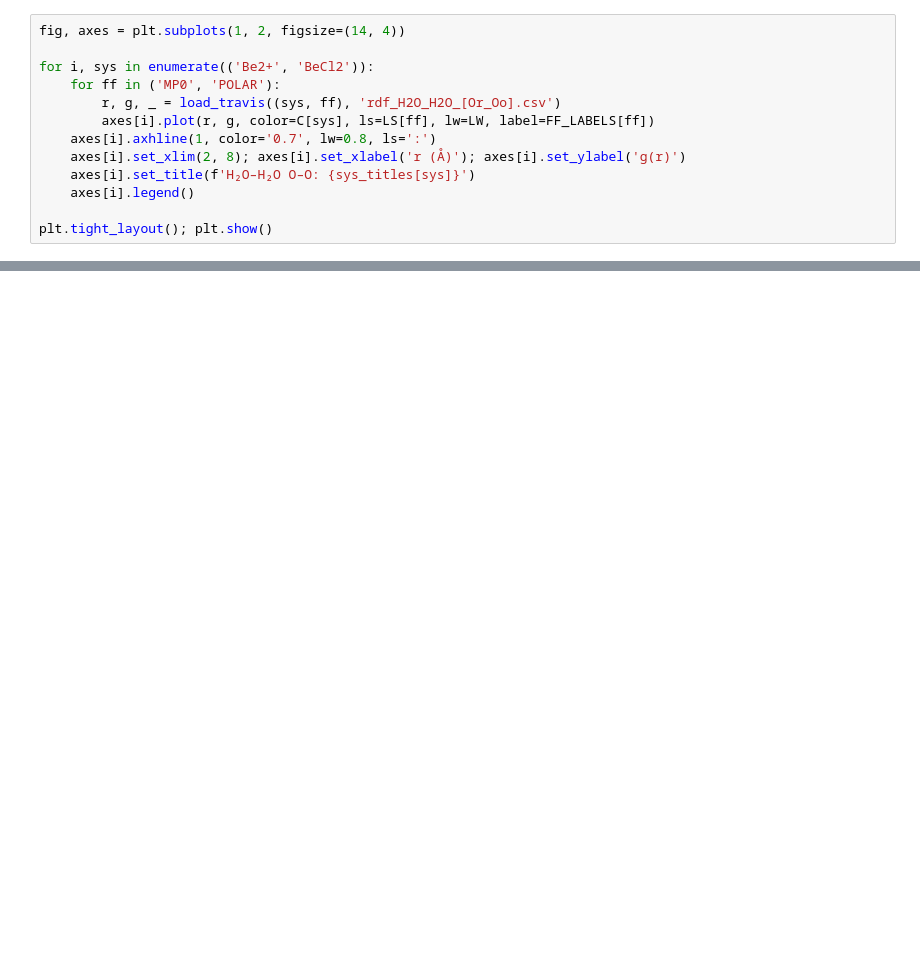
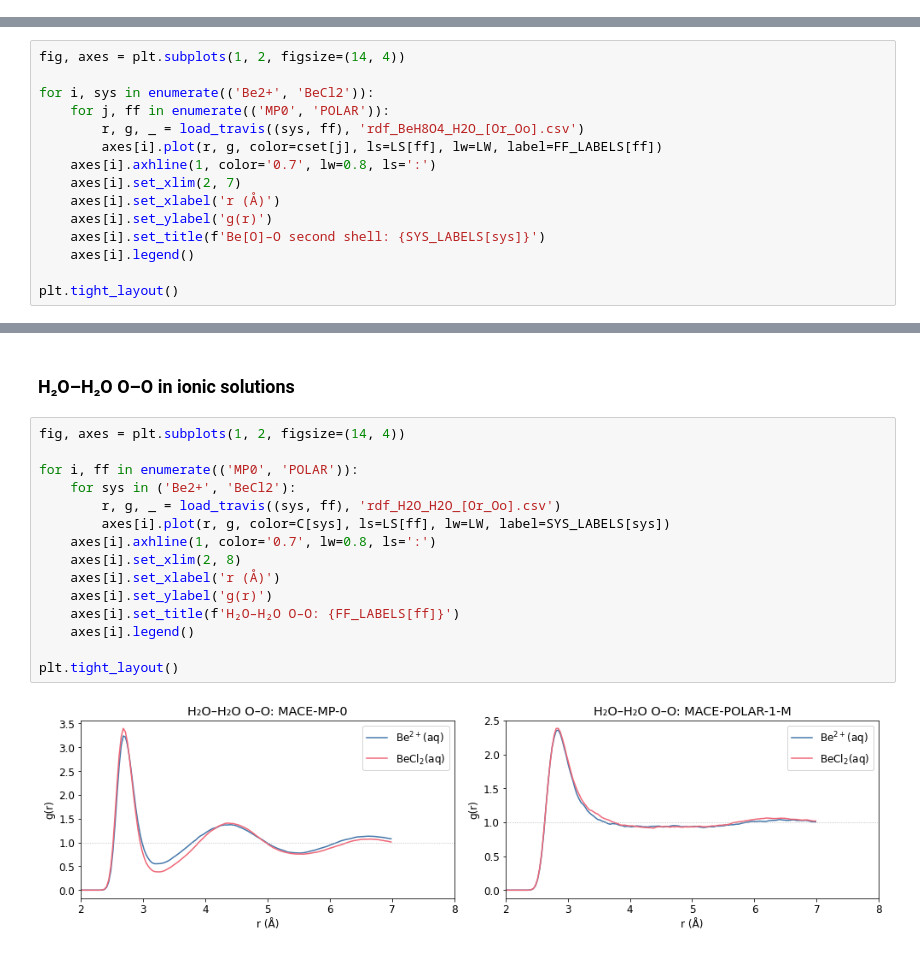
Before and after one commit to viktorsvahn/water, a Jupyter notebook: be_comparison.ipynb, the cells around one changed output, grey strips where cells are left out. Cells and saved outputs as stored; diff of their text form; blank space fills up the shorter version.

```diff
--- a/be_comparison.ipynb
+++ b/be_comparison.ipynb
@@ -170,13 +0,0 @@ plt.tight_layout(); plt.show()
-# %%
-fig, axes = plt.subplots(1, 2, figsize=(14, 4))
-
-for i, sys in enumerate(('Be2+', 'BeCl2')):
-    for ff in ('MP0', 'POLAR'):
-        r, g, _ = load_travis((sys, ff), 'rdf_H2O_H2O_[Or_Oo].csv')
-        axes[i].plot(r, g, color=C[sys], ls=LS[ff], lw=LW, label=FF_LABELS[ff])
-    axes[i].axhline(1, color='0.7', lw=0.8, ls=':')
-    axes[i].set_xlim(2, 8); axes[i].set_xlabel('r (Å)'); axes[i].set_ylabel('g(r)')
-    axes[i].set_title(f'H₂O–H₂O O–O: {sys_titles[sys]}')
-    axes[i].legend()
-
-plt.tight_layout(); plt.show()
@@ -605,0 +197,15 @@ System                                Libration (cm⁻¹)   HOH bend   O–H str
+# %%
+fig, axes = plt.subplots(1, 2, figsize=(14, 4))
+
+for i, sys in enumerate(('Be2+', 'BeCl2')):
+    for j, ff in enumerate(('MP0', 'POLAR')):
+        r, g, _ = load_travis((sys, ff), 'rdf_BeH8O4_H2O_[Or_Oo].csv')
+        axes[i].plot(r, g, color=cset[j], ls=LS[ff], lw=LW, label=FF_LABELS[ff])
+    axes[i].axhline(1, color='0.7', lw=0.8, ls=':')
+    axes[i].set_xlim(2, 7)
+    axes[i].set_xlabel('r (Å)')
+    axes[i].set_ylabel('g(r)')
+    axes[i].set_title(f'Be[O]–O second shell: {SYS_LABELS[sys]}')
+    axes[i].legend()
+
+plt.tight_layout()
@@ -605,0 +214,19 @@ System                                Libration (cm⁻¹)   HOH bend   O–H str
+# %% [markdown]
+### H₂O–H₂O O–O in ionic solutions
+# %%
+fig, axes = plt.subplots(1, 2, figsize=(14, 4))
+
+for i, ff in enumerate(('MP0', 'POLAR')):
+    for sys in ('Be2+', 'BeCl2'):
+        r, g, _ = load_travis((sys, ff), 'rdf_H2O_H2O_[Or_Oo].csv')
+        axes[i].plot(r, g, color=C[sys], ls=LS[ff], lw=LW, label=SYS_LABELS[sys])
+    axes[i].axhline(1, color='0.7', lw=0.8, ls=':')
+    axes[i].set_xlim(2, 8)
+    axes[i].set_xlabel('r (Å)')
+    axes[i].set_ylabel('g(r)')
+    axes[i].set_title(f'H₂O–H₂O O–O: {FF_LABELS[ff]}')
+    axes[i].legend()
+
+plt.tight_layout()
+# %% [output]
+[figure, added]
```
Also changed, not shown: parts of 44 cells of this notebook, 3 other files.
